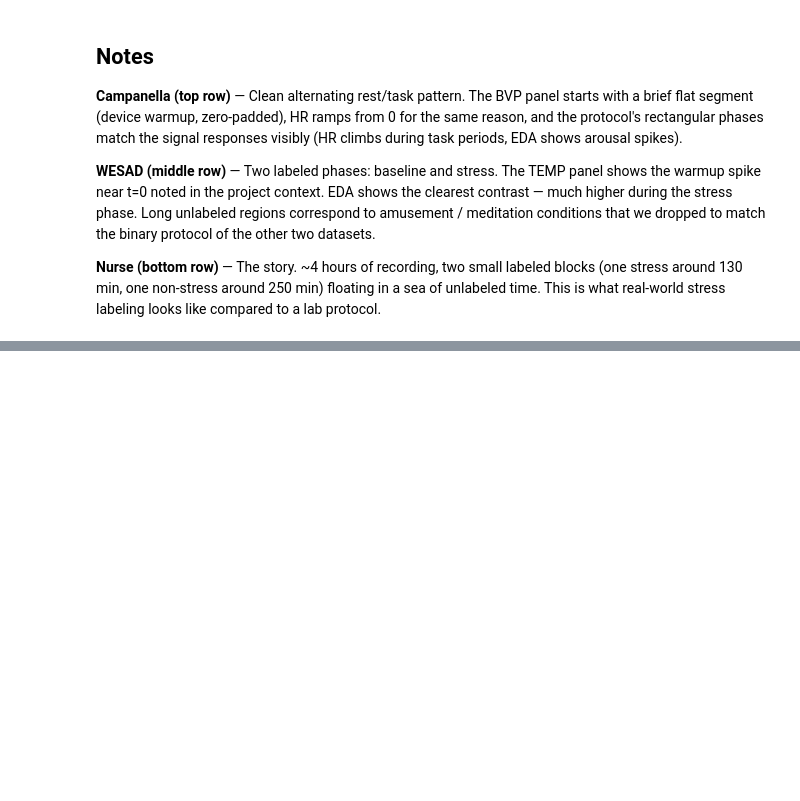
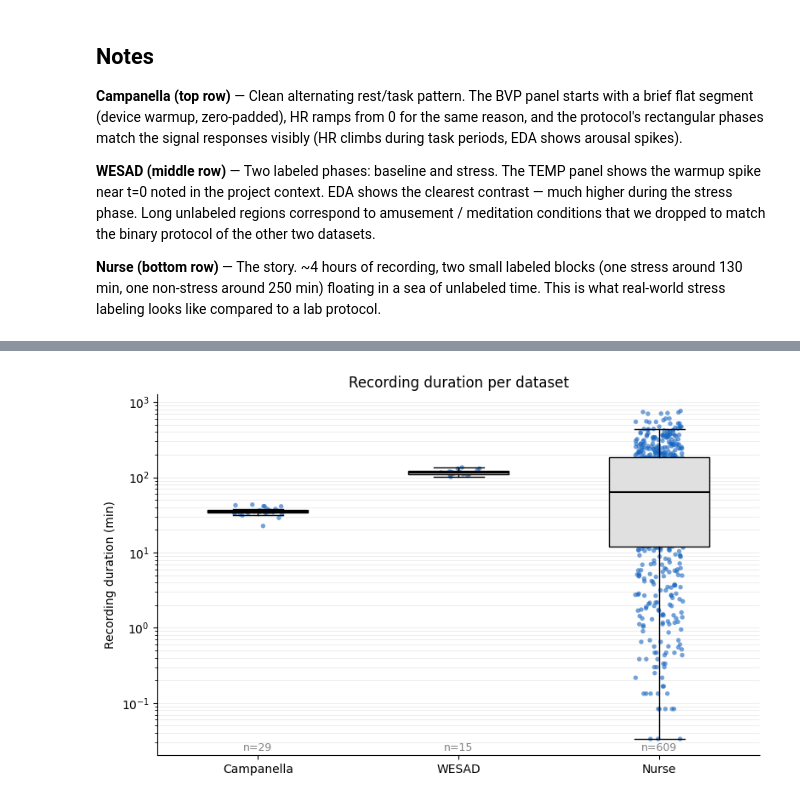
Before and after one commit to hifsakazmi/cross-dataset-stress-detection, a Jupyter notebook: notebooks/01_eda.ipynb, the cells around one changed output, grey strips where cells are left out. Drawn from its saved outputs; the diff is of its cells as text; code cells hidden in the pictures; blank space fills up the shorter version.

```diff
--- a/notebooks/01_eda.ipynb
+++ b/notebooks/01_eda.ipynb
@@ -326,0 +437,44 @@ compared to a lab protocol.
+# %%
+fig, ax = plt.subplots(figsize=(8, 5))
+
+durations_per_dataset = []
+for d in datasets:
+    # Include excluded ones too — duration is real even if labels aren't usable
+    durs = [r["duration_sec"] / 60 for r in summary[d] if r["duration_sec"] > 0]
+    durations_per_dataset.append(durs)
+
+bp = ax.boxplot(
+    durations_per_dataset,
+    labels=labels_pretty,
+    widths=0.5,
+    patch_artist=True,
+    showfliers=False,
+    medianprops=dict(color="black", linewidth=1.5),
+    boxprops=dict(facecolor="#e0e0e0", edgecolor="black"),
+)
+
+# Strip plot overlay (jittered points)
+rng = np.random.default_rng(0)
+for i, durs in enumerate(durations_per_dataset, start=1):
+    jitter = rng.uniform(-0.12, 0.12, size=len(durs))
+    ax.scatter(np.full(len(durs), i) + jitter, durs,
+               s=15, alpha=0.6, color="#1565c0", edgecolor="none")
+
+ax.set_ylabel("Recording duration (min)")
+ax.set_title("Recording duration per dataset")
+ax.set_yscale("log")  # huge spread for nurse — log makes all three readable
+ax.grid(True, axis="y", which="both", alpha=0.3, linewidth=0.5)
+ax.spines["top"].set_visible(False)
+ax.spines["right"].set_visible(False)
+
+# Annotate counts under labels
+for i, durs in enumerate(durations_per_dataset, start=1):
+    ax.text(i, ax.get_ylim()[0] * 1.05, f"n={len(durs)}",
+            ha="center", va="bottom", fontsize=9, color="grey")
+
+plt.tight_layout()
+fig.savefig(RESULTS_DIR / "fig3_duration_distribution.png", dpi=200, bbox_inches="tight")
+fig.savefig(RESULTS_DIR / "fig3_duration_distribution.pdf", bbox_inches="tight")
+plt.show()
+# %% [output]
+[figure, added]
```
Also changed, not shown: parts of 19 cells of this notebook.
